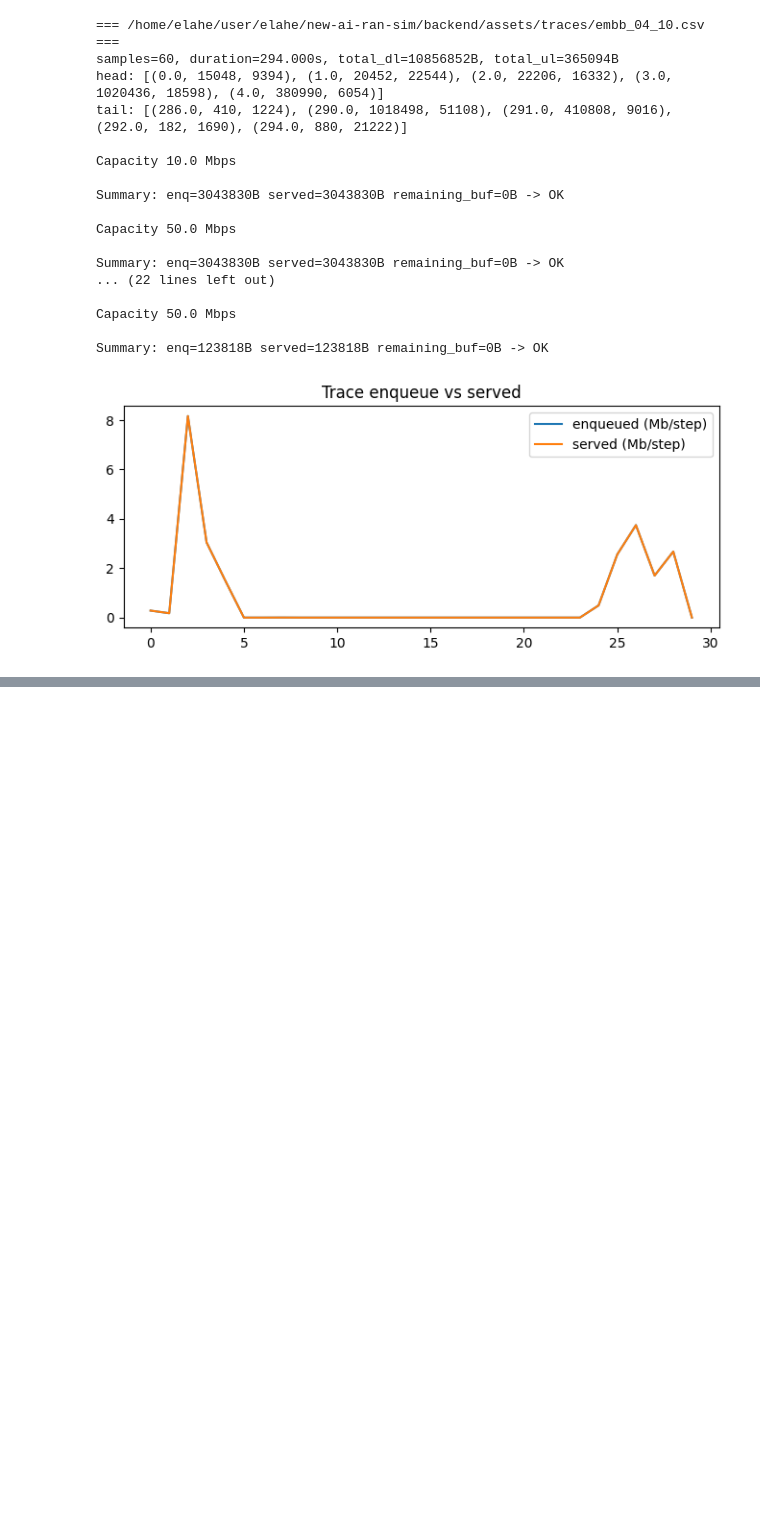
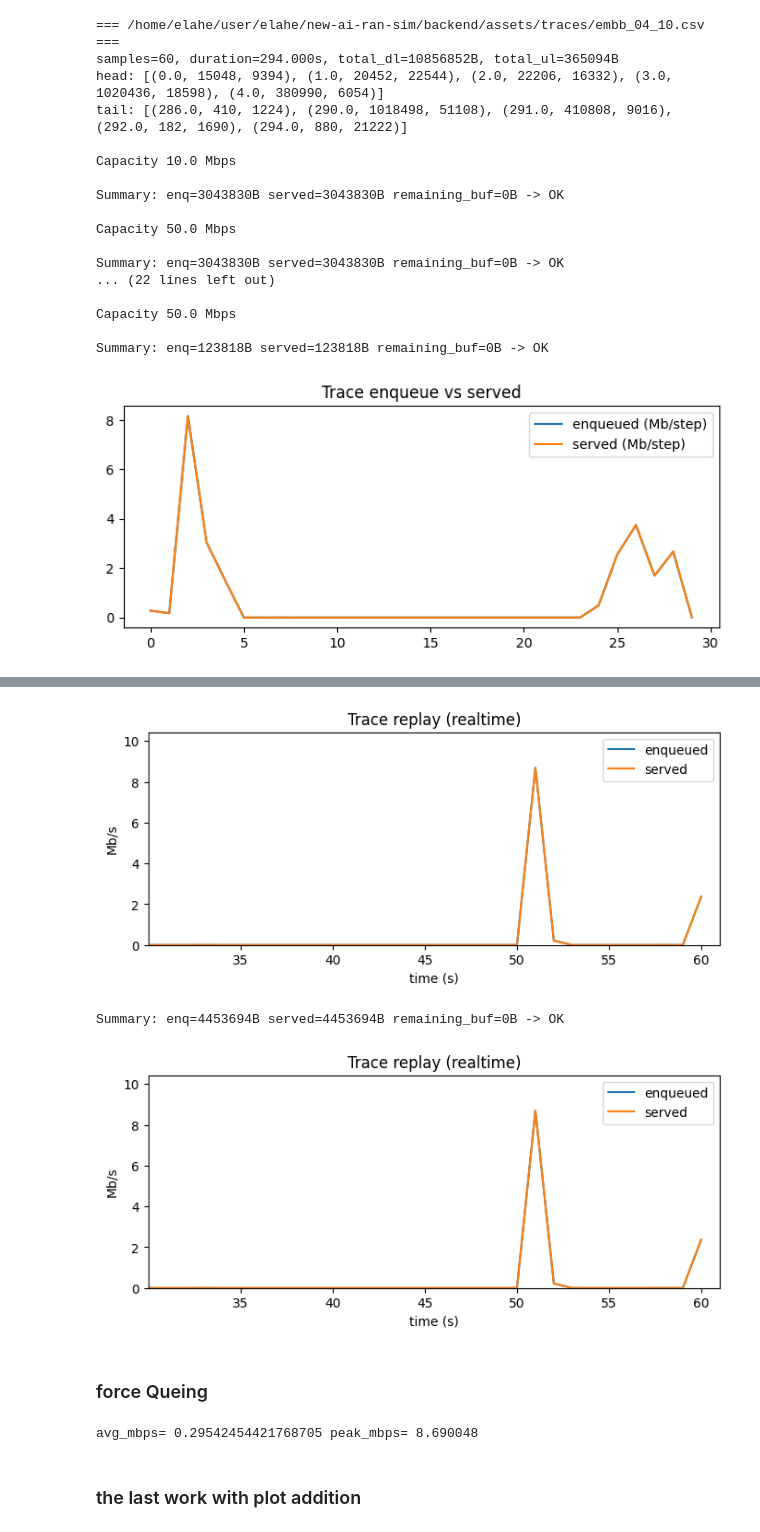
Before and after one commit to ElaheDlv/new-ai-ran-sim, a Jupyter notebook: backend/notebooks/test.ipynb, the cells around one changed output, grey strips where cells are left out. Cells and saved outputs as stored; diff of their text form; code cells hidden in the pictures; blank space fills up the shorter version.

```diff
--- a/backend/notebooks/test.ipynb
+++ b/backend/notebooks/test.ipynb
@@ -235,0 +258,27 @@ except Exception as e:
+# %%
+TRACES = (BACKEND / 'assets' / 'traces')
+FILES = [
+    str(TRACES / 'embb_04_10.csv'),
+    str(TRACES / 'urllc_04_10.csv'),
+    str(TRACES / 'mmtc_04_10.csv'),
+]
+FILES = [f for f in FILES if Path(f).exists()]
+print('Files:', FILES)
+
+UE_IP = '172.30.1.1'
+TRACE_BIN = 1.0
+OVERHEAD = 70
+
+def load_samples(path, ue_ip=UE_IP, bin_s=TRACE_BIN, overhead=OVERHEAD):
+    info = validate_raw_packet_trace_csv(path)
+    print('Validated:', info['valid'], info.get('columns'))
+    samples = load_raw_packet_csv(path, ue_ip=ue_ip, bin_s=bin_s, overhead_sub_bytes=overhead)
+    print(samples)
+    if samples:
+        total_dl = sum(int(s[1] or 0) for s in samples)
+        total_ul = sum(int(s[2] or 0) for s in samples)
+        duration = samples[-1][0] - samples[0][0] if len(samples) > 1 else 0.0
+        print(f'samples={len(samples)} duration={duration:.3f}s total_dl={total_dl}B total_ul={total_ul}B')
+    return samples
+
+SAMPLES = load_samples(FILES[0])
@@ -235,0 +589,29 @@ except Exception as e:
+# %%
+# One-shot (no loop), 30 seconds
+#LiveStepLooper(SAMPLES, mbps=20.0, step_s=1.0, speedup=1.0, loop=False).run(duration_s=30)
+
+# Looping for 60 seconds (stops after 60s; set a larger duration to keep going)
+LiveStepLooper(SAMPLES, mbps=20.0, step_s=1.0, speedup=1.0, loop=True).run(duration_s=60)
+# %% [output]
+[figure, added]
+Summary: enq=4453694B served=4453694B remaining_buf=0B -> OK
+[figure, added]
+# %% [markdown]
+### force Queing
+# %%
+def trace_stats(samples):
+    if not samples: return {}
+    total_dl = sum(int(s[1] or 0) for s in samples)
+    dur = (samples[-1][0] - samples[0][0]) or 1.0
+    avg_mbps = total_dl * 8 / 1e6 / dur
+    # crude peak (assumes ~uniform binning)
+    per_bin = []
+    for i,(t,dl,_) in enumerate(samples):
+        dt = (samples[i+1][0]-t) if i+1 < len(samples) else (samples[1][0]-samples[0][0] if len(samples)>1 else 1.0)
+        per_bin.append((dl*8/1e6)/max(1e-9,dt))
+    return {"avg_mbps": avg_mbps, "peak_mbps": max(per_bin) if per_bin else avg_mbps}
+
+st = trace_stats(SAMPLES)
+print("avg_mbps=", st["avg_mbps"], "peak_mbps=", st["peak_mbps"])
+# %% [output]
+avg_mbps= 0.29542454421768705 peak_mbps= 8.690048
@@ -235,0 +685,2 @@ except Exception as e:
+# %% [markdown]
+### the last work with plot addition
```
Also changed, not shown: parts of 16 cells of this notebook.
